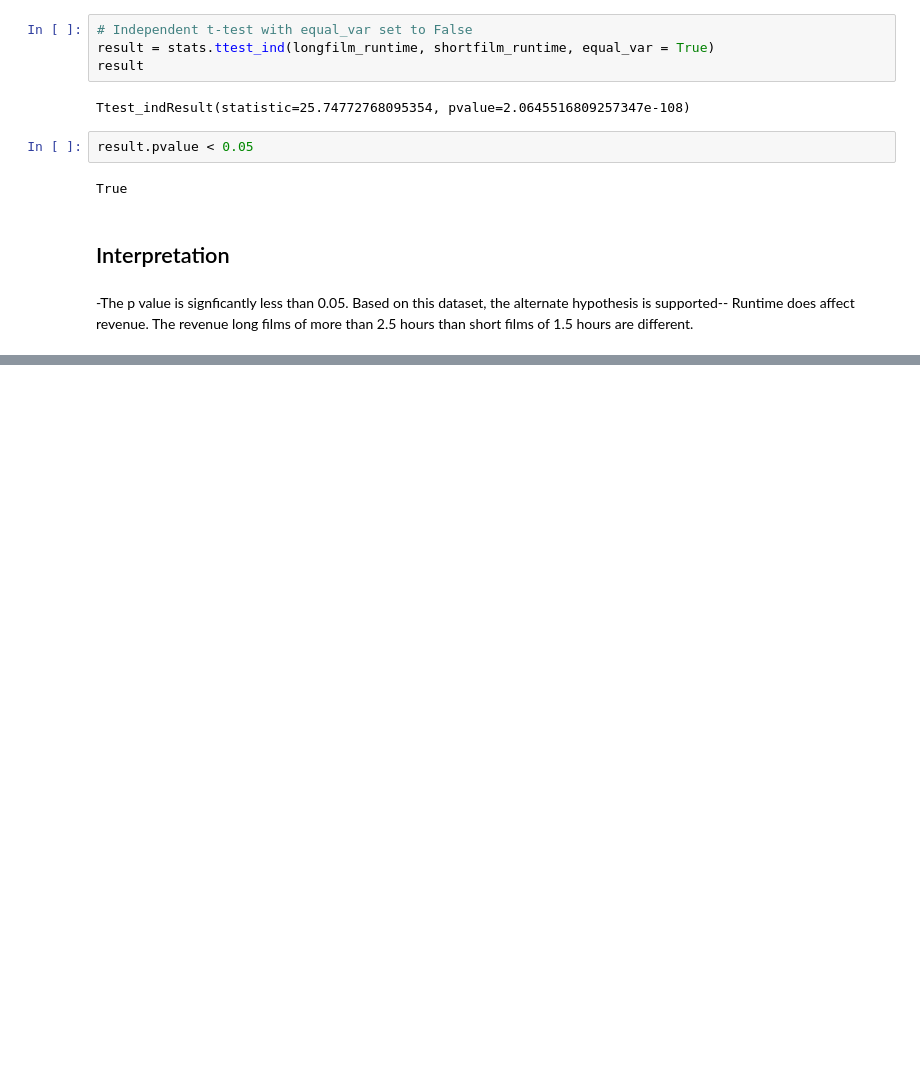
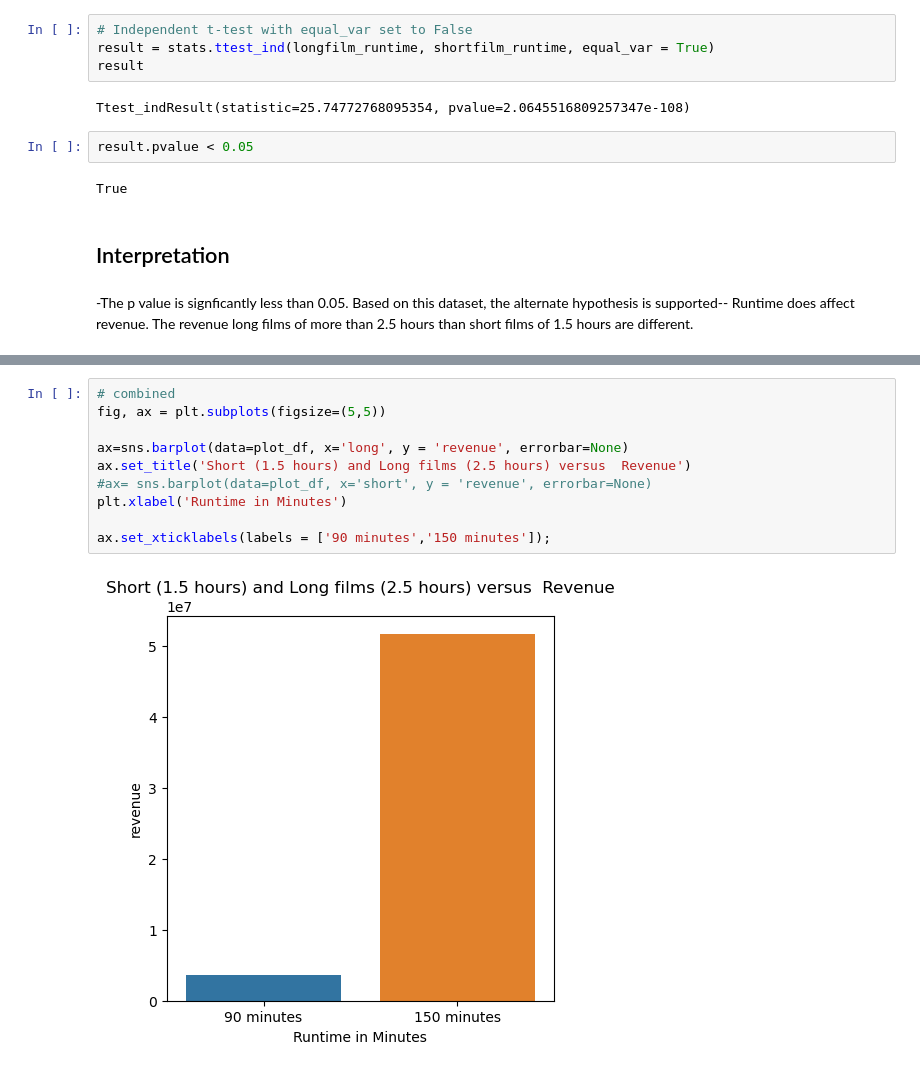
Before and after one commit to Elispreng/Project_3, a Jupyter notebook: Project3_Part4_Spreng-Copy1.ipynb, the cells around one changed output, grey strips where cells are left out. Cells and saved outputs as stored; diff of their text form; blank space fills up the shorter version.

```diff
--- a/Project3_Part4_Spreng-Copy1.ipynb
+++ b/Project3_Part4_Spreng-Copy1.ipynb
@@ -537,0 +775,12 @@ sns.countplot(data=long_film_df, x='runtime')
+# %%
+# combined
+fig, ax = plt.subplots(figsize=(5,5))
+
+ax=sns.barplot(data=plot_df, x='long', y = 'revenue', errorbar=None)
+ax.set_title('Short (1.5 hours) and Long films (2.5 hours) versus  Revenue')
+#ax= sns.barplot(data=plot_df, x='short', y = 'revenue', errorbar=None)
+plt.xlabel('Runtime in Minutes')
+
+ax.set_xticklabels(labels = ['90 minutes','150 minutes']);
+# %% [output]
+[figure, added]
```
Also changed, not shown: parts of 52 cells of this notebook, 2 other files.
